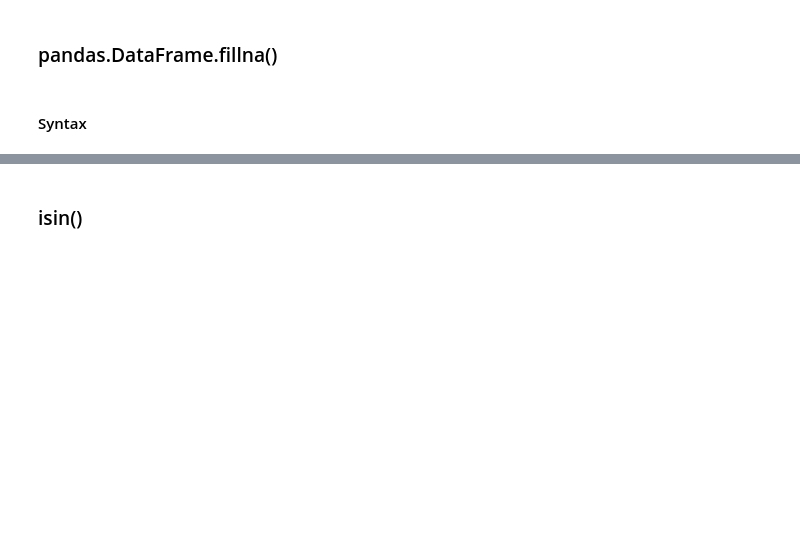
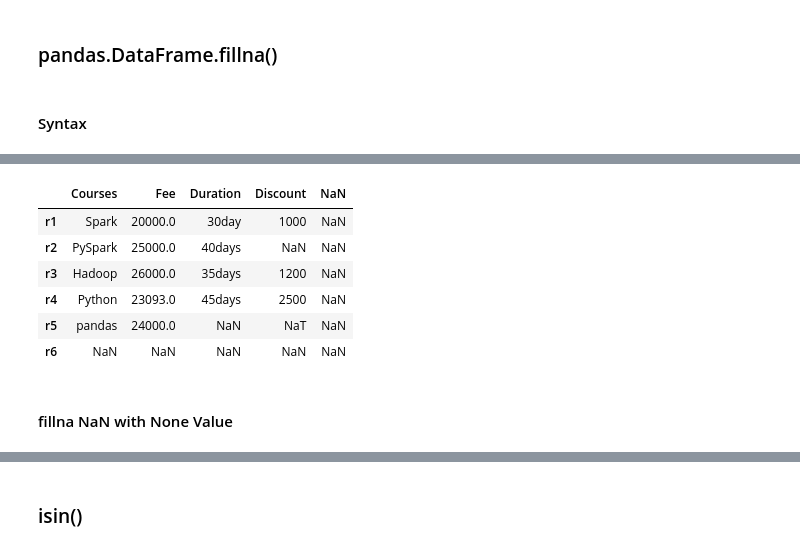
Before and after one commit to biyazejaan/Pandas_a_to_z, a Jupyter notebook: pandas_a_to_z.ipynb, the cells around one changed output, grey strips where cells are left out. Saved outputs shown, nothing was run; the diff lists cells and outputs as text; code cells hidden in the pictures; blank space fills up the shorter version.

```diff
--- a/pandas_a_to_z.ipynb
+++ b/pandas_a_to_z.ipynb
@@ -649,0 +662,12 @@ df5
+# %%
+df
+# %% [output]
+|  | Courses | Fee | Duration | Discount | NaN |
+| r1 | Spark | 20000.0 | 30day | 1000 | NaN |
+| r2 | PySpark | 25000.0 | 40days | NaN | NaN |
+| r3 | Hadoop | 26000.0 | 35days | 1200 | NaN |
+| r4 | Python | 23093.0 | 45days | 2500 | NaN |
+| r5 | pandas | 24000.0 | NaN | NaT | NaN |
+| r6 | NaN | NaN | NaN | NaN | NaN |
+# %% [markdown]
+#### fillna NaN with None Value
```
Also changed, not shown: parts of 42 cells of this notebook.
